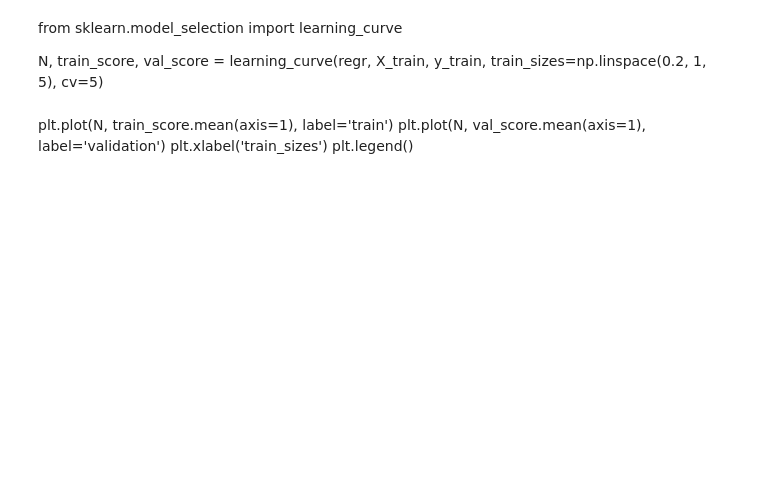
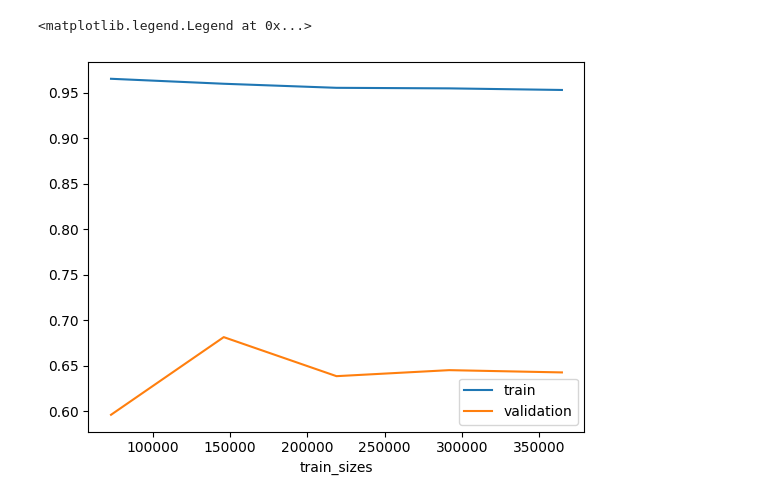
Before and after one commit to Thibaud001/bike_counters_Drion_Filisetti, a Jupyter notebook: external_data_sorted.ipynb, the cells around one changed output. Drawn from its saved outputs; the diff is of its cells as text; code cells hidden in the pictures; blank space fills up the shorter version.

```diff
--- a/external_data_sorted.ipynb
+++ b/external_data_sorted.ipynb
@@ -268,9 +232,12 @@ Test set, RMSE=0.4745
-# %% [markdown]
-from sklearn.model_selection import learning_curve
-
-N, train_score, val_score = learning_curve(regr, X_train, y_train, train_sizes=np.linspace(0.2, 1, 5), cv=5)
-# %% [markdown]
-plt.plot(N, train_score.mean(axis=1), label='train')
-plt.plot(N, val_score.mean(axis=1), label='validation')
-plt.xlabel('train_sizes')
-plt.legend()
+# %%
+from sklearn.model_selection import learning_curve
+
+N, train_score, val_score = learning_curve(boost_v2, X_train, y_train, train_sizes=np.linspace(0.2, 1, 5), cv=5)
+# %%
+plt.plot(N, train_score.mean(axis=1), label='train')
+plt.plot(N, val_score.mean(axis=1), label='validation')
+plt.xlabel('train_sizes')
+plt.legend()
+# %% [output]
+<matplotlib.legend.Legend at 0x...>
+[figure, added]
```
Also changed, not shown: parts of 10 cells of this notebook, 5 other files.
